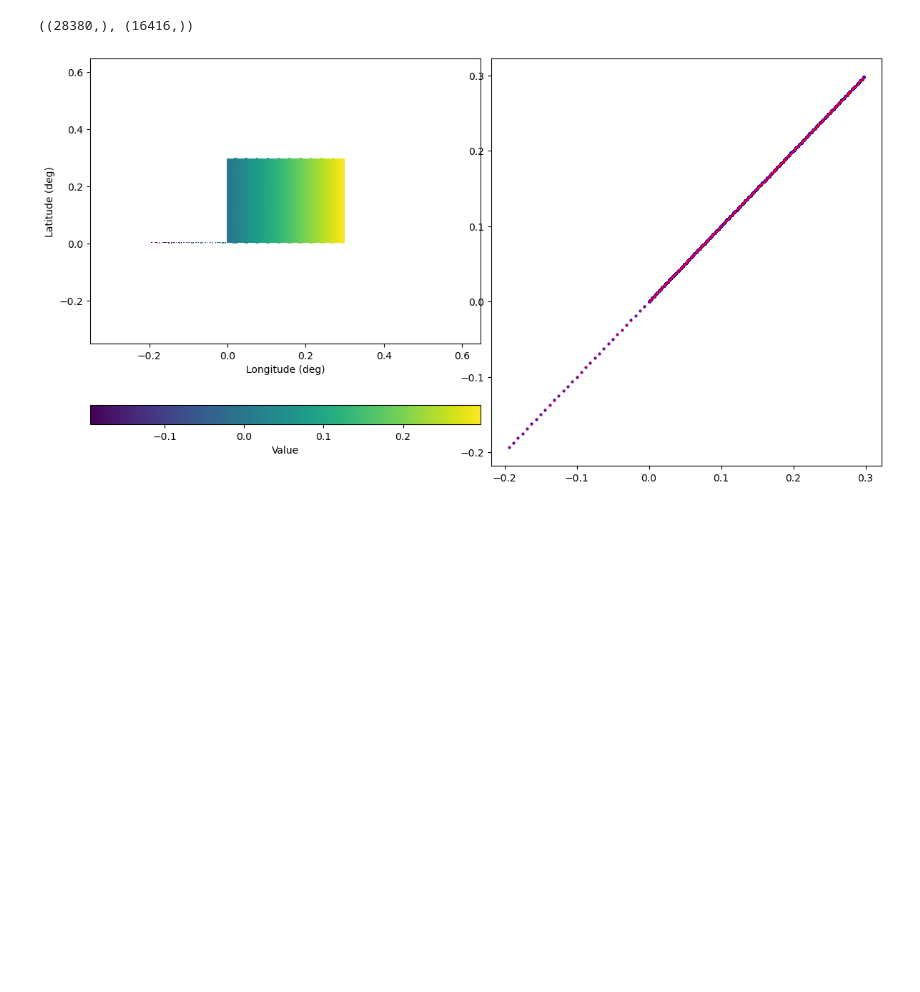
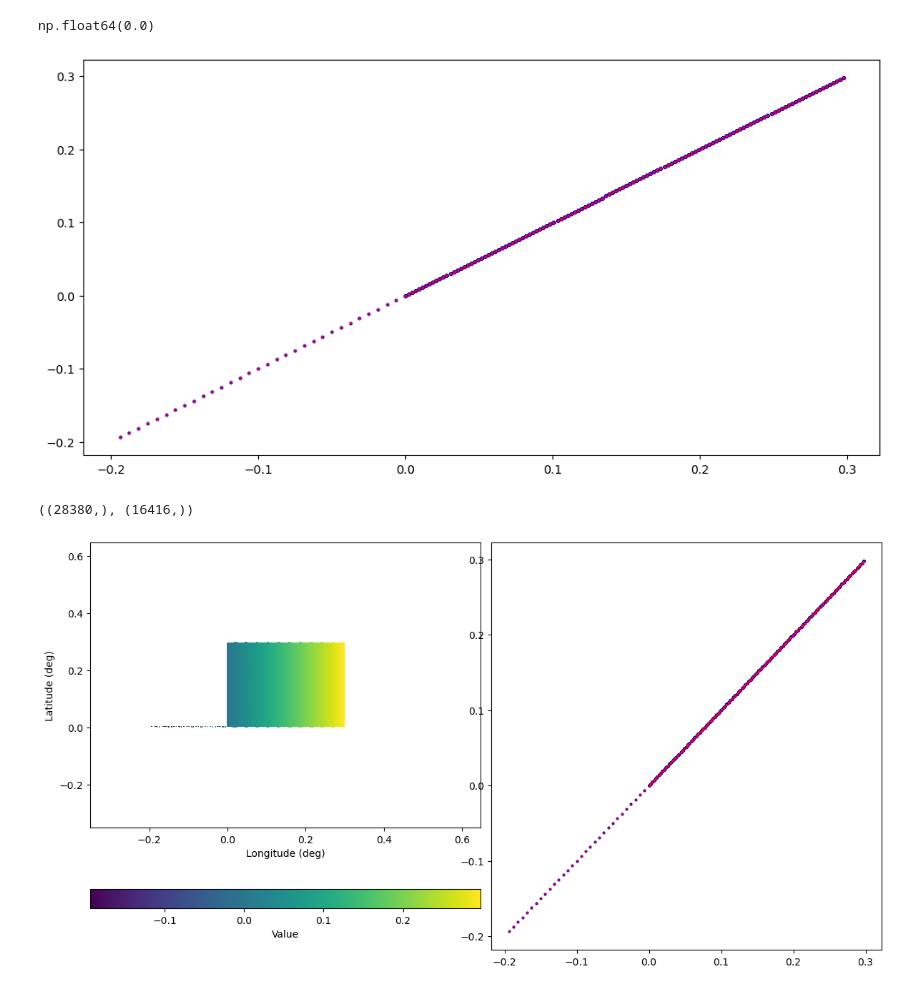
Before and after one commit to EOPF-DGGS/healpix-resample, a Jupyter notebook: notebooks/Test_regrid_to_healpix.ipynb, the cells around one changed output. Cells and saved outputs as stored; diff of their text form; code cells hidden in the pictures; blank space fills up the shorter version.

```diff
--- a/notebooks/Test_regrid_to_healpix.ipynb
+++ b/notebooks/Test_regrid_to_healpix.ipynb
@@ -24,3 +45,11 @@ val=lon
+# %%
+plt.figure(figsize=(12,6))
+plt.scatter(lon,lon,color='b',s=4)
+plt.scatter(lon,rval,color='r',s=1)
+np.mean((rval-lon)**2)
+# %% [output]
+np.float64(0.0)
+[figure, added]
 # %%
 from regrid_to_healpix.regrid_to_healpix_bilinear import Set
 
```
Also changed, not shown: parts of 4 cells of this notebook, 2 other files.
